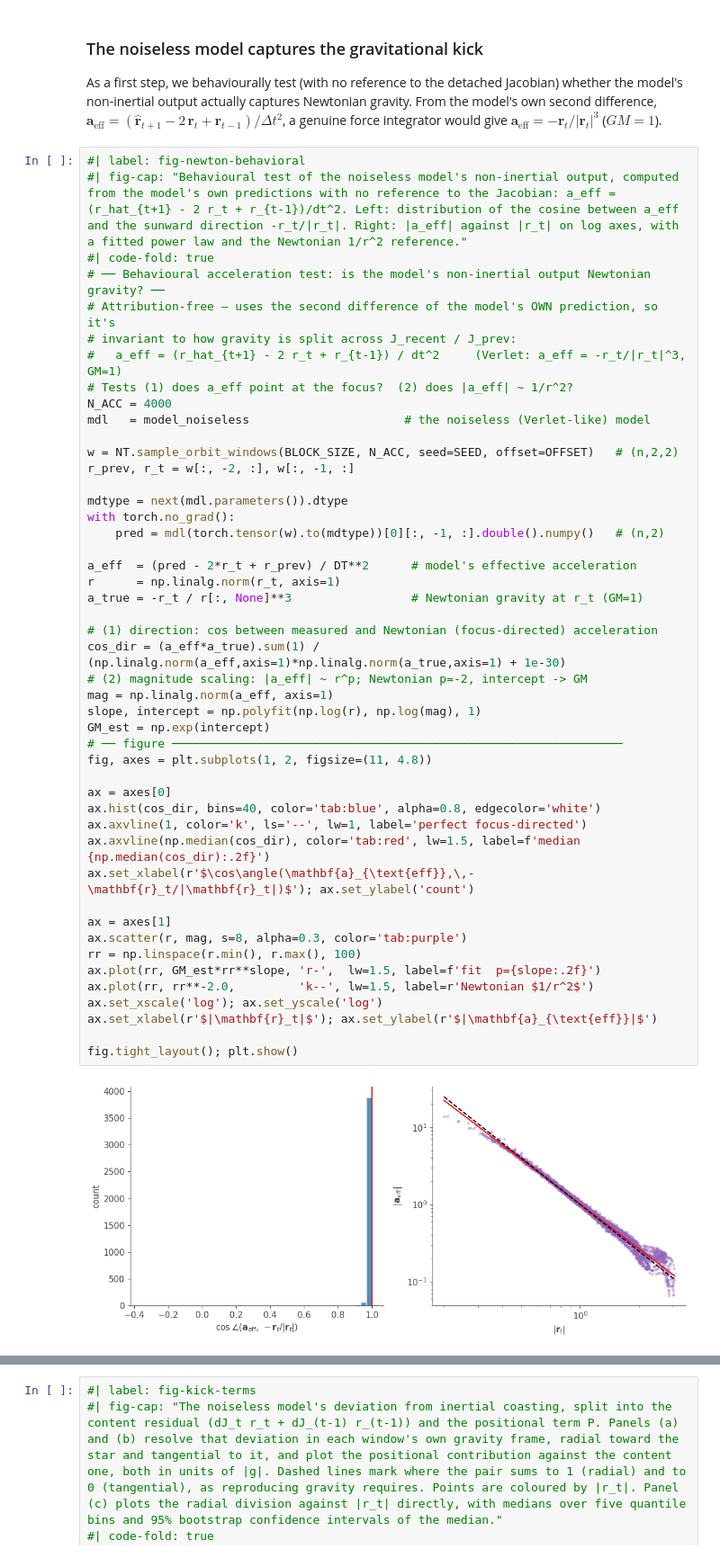
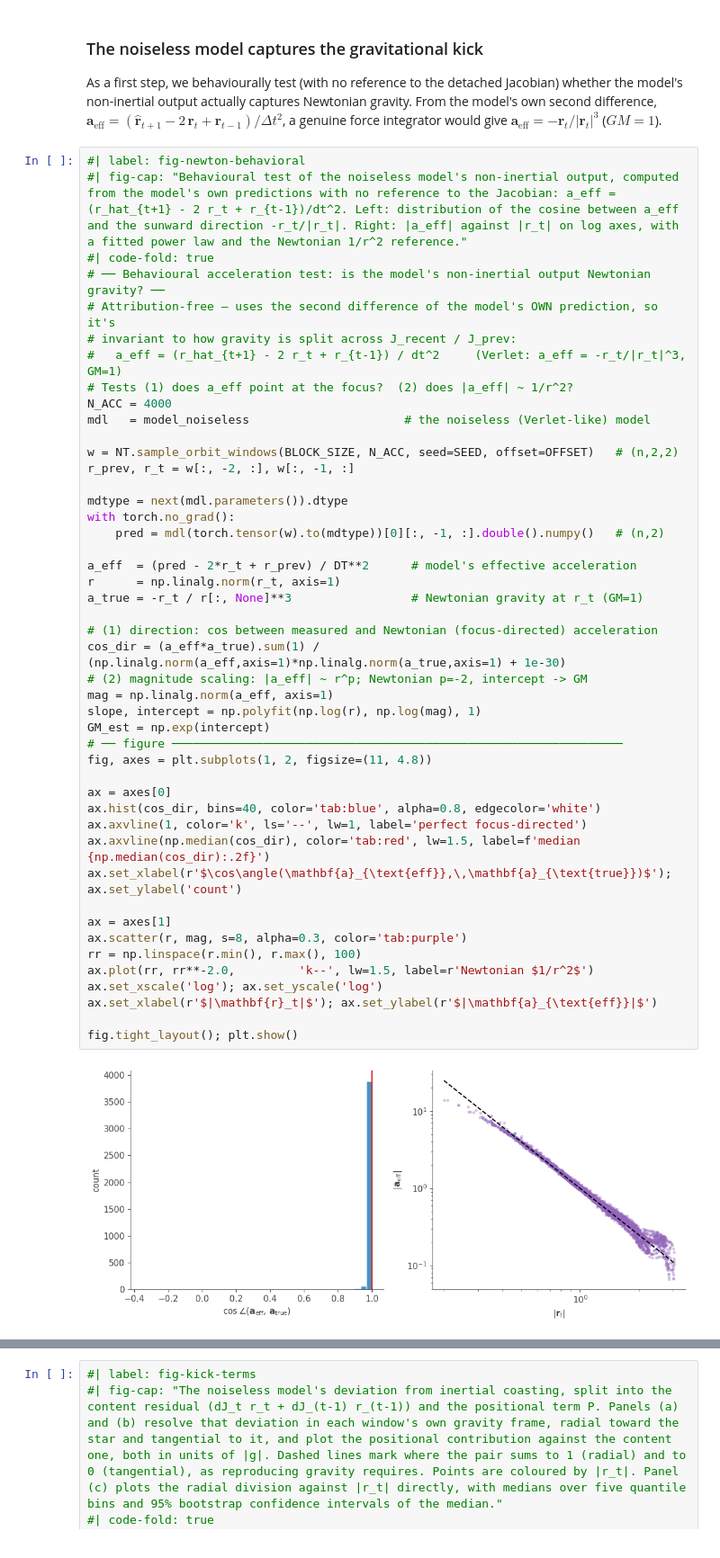
Before and after one commit to Arcadia-Science/world-model-orbits, a Jupyter notebook: index.ipynb, the cells around one changed output, grey strips where cells are left out. Shown at 90% size. Drawn from its saved outputs; the diff is of its cells as text.

```diff
--- a/index.ipynb
+++ b/index.ipynb
@@ -575,34 +579,33 @@ mdtype = next(mdl.parameters()).dtype
 with torch.no_grad():
     pred = mdl(torch.tensor(w).to(mdtype))[0][:, -1, :].double().numpy()   # (n,2)
 
 a_eff  = (pred - 2*r_t + r_prev) / DT**2      # model's effective acceleration
 r      = np.linalg.norm(r_t, axis=1)
 a_true = -r_t / r[:, None]**3                 # Newtonian gravity at r_t (GM=1)
 
 # (1) direction: cos between measured and Newtonian (focus-directed) acceleration
 cos_dir = (a_eff*a_true).sum(1) / (np.linalg.norm(a_eff,axis=1)*np.linalg.norm(a_true,axis=1) + 1e-30)
 # (2) magnitude scaling: |a_eff| ~ r^p; Newtonian p=-2, intercept -> GM
 mag = np.linalg.norm(a_eff, axis=1)
 slope, intercept = np.polyfit(np.log(r), np.log(mag), 1)
 GM_est = np.exp(intercept)
 # ── figure ────────────────────────────────────────────────────────────────
 fig, axes = plt.subplots(1, 2, figsize=(11, 4.8))
 
 ax = axes[0]
 ax.hist(cos_dir, bins=40, color='tab:blue', alpha=0.8, edgecolor='white')
 ax.axvline(1, color='k', ls='--', lw=1, label='perfect focus-directed')
 ax.axvline(np.median(cos_dir), color='tab:red', lw=1.5, label=f'median {np.median(cos_dir):.2f}')
-ax.set_xlabel(r'$\cos\angle(\mathbf{a}_{\text{eff}},\,-\mathbf{r}_t/|\mathbf{r}_t|)$'); ax.set_ylabel('count')
+ax.set_xlabel(r'$\cos\angle(\mathbf{a}_{\text{eff}},\,\mathbf{a}_{\text{true}})$'); ax.set_ylabel('count')
 
 ax = axes[1]
 ax.scatter(r, mag, s=8, alpha=0.3, color='tab:purple')
 rr = np.linspace(r.min(), r.max(), 100)
-ax.plot(rr, GM_est*rr**slope, 'r-',  lw=1.5, label=f'fit  p={slope:.2f}')
 ax.plot(rr, rr**-2.0,         'k--', lw=1.5, label=r'Newtonian $1/r^2$')
 ax.set_xscale('log'); ax.set_yscale('log')
 ax.set_xlabel(r'$|\mathbf{r}_t|$'); ax.set_ylabel(r'$|\mathbf{a}_{\text{eff}}|$')
 
 fig.tight_layout(); plt.show()
 # %% [output]
-[figure, old version]
+[figure, new version]
 # %% [markdown]
```
Also changed, not shown: parts of 7 cells of this notebook.
